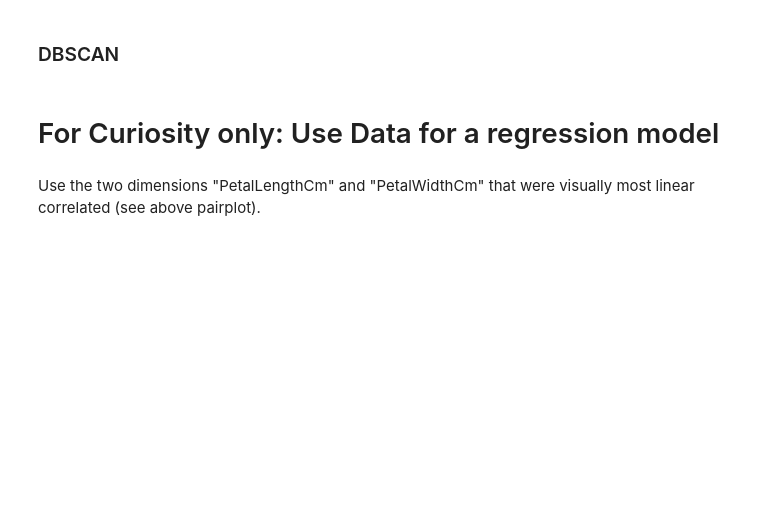
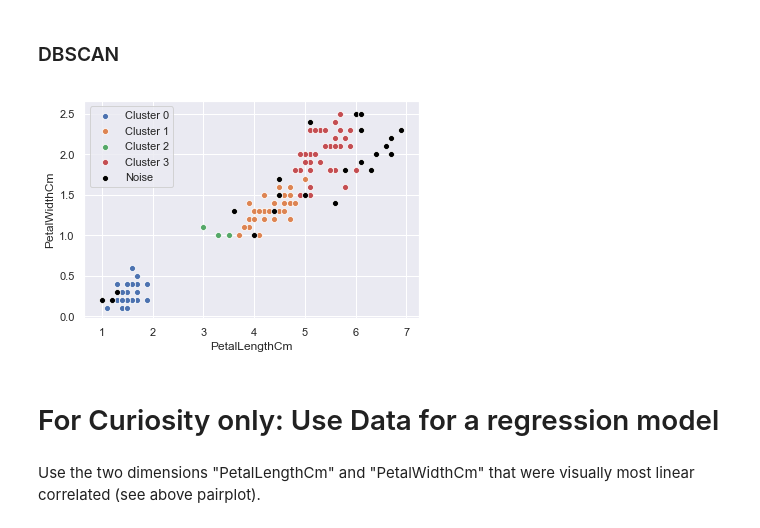
Before and after one commit to omoell/IRIS_classification, a Jupyter notebook: IRIS_classification.ipynb, the cells around one changed output. Cells and saved outputs as stored; diff of their text form; code cells hidden in the pictures; blank space fills up the shorter version.

```diff
--- a/IRIS_classification.ipynb
+++ b/IRIS_classification.ipynb
@@ -424,5 +422,19 @@ sns.scatterplot(X["PetalLengthCm"][y_coded!=km_predict], X["PetalWidthCm"][y_cod
 # %% [markdown]
 ### DBSCAN
+# %%
+X_std = sts.fit_transform(X)
+dbs = DBSCAN(eps=0.4, min_samples=3)
+dbs_predict = dbs.fit_predict(X)
+dbs_clusters = set(dbs_predict)
+
+for cluster in dbs_clusters:
+    cluster_points = (dbs_predict == cluster)
+    if cluster == (-1):
+        sns.scatterplot(X["PetalLengthCm"][cluster_points], X["PetalWidthCm"][cluster_points], color="black", label="Noise");
+    else:
+        sns.scatterplot(X["PetalLengthCm"][cluster_points], X["PetalWidthCm"][cluster_points], label=f"Cluster {cluster}");
+# %% [output]
+[figure, added]
 # %% [markdown]
 # For Curiosity only: Use Data for a regression model
 # %% [markdown]
```
Also changed, not shown: parts of 3 cells of this notebook.
